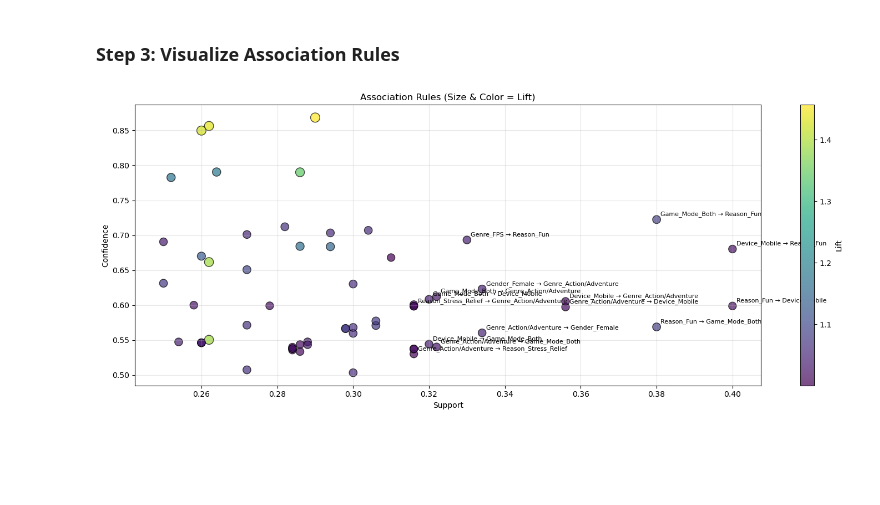
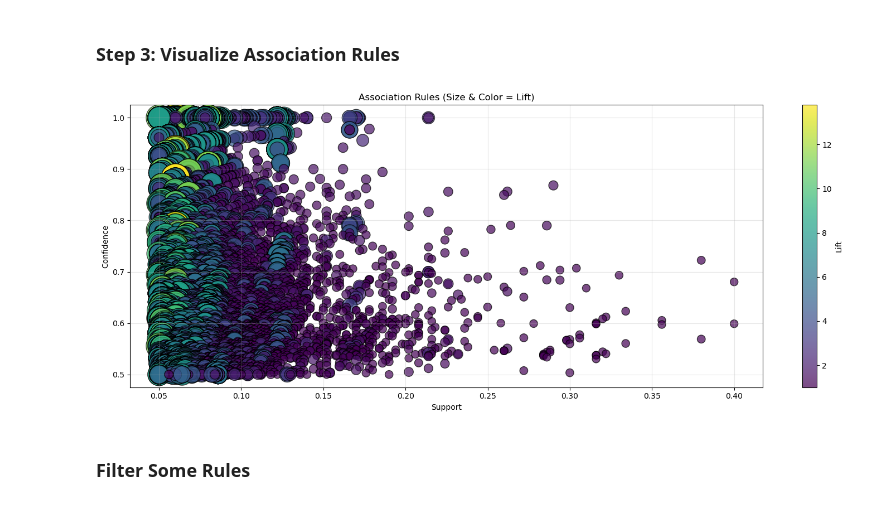
Before and after one commit to RazielLluch/CSC172-AssociationMining-Lluch, a Jupyter notebook: apriori.ipynb, the cells around one changed output. Cells and saved outputs as stored; diff of their text form; code cells hidden in the pictures; blank space fills up the shorter version.

Commit message:
turned the visualization section into a method and divided the visualizations based on certain items

```diff
--- a/apriori.ipynb
+++ b/apriori.ipynb
@@ -30,7 +28,7 @@ Sample transactions:
 # %% [markdown]
 ### Step 1: Generate Frequent Itemsets
 # %%
-MIN_SUPPORT = 0.25  # adjust based on dataset size (500+ entries recommended)
+MIN_SUPPORT = 0.05  # adjust based on dataset size (500+ entries recommended)
 
 frequent_itemsets = apriori(
     df,
@@ -77,8 +71,22 @@ confidence_filter = (rules["confidence"] >= MIN_CONFIDENCE)
 # %%
+rules = rules.reset_index(drop=True)
+rules.sort_values("confidence", ascending=False, inplace=True)
+
+print("\nAssociation Rules Shape: ", rules.shape)
+
+lift_filter = (rules["lift"] > 1)
+confidence_filter = (rules["confidence"] >= MIN_CONFIDENCE)
+
 filter_values = pd.DataFrame({
     "lift_filter": lift_filter,
     "confidence_filter": confidence_filter
 })
 
-filter_values
+# Optional: filter for meaningful rules
+rules = rules[
+    lift_filter & confidence_filter
+]
+
+rules
+print("\nFiltered Association Rules Shape: ", rules.shape)
 # %% [output]
@@ -144,39 +121,52 @@ Association Rules:
 # %% [markdown]
 ### Step 3: Visualize Association Rules
 # %%
-if len(rules) > 0:
+import matplotlib.pyplot as plt
+
+def visualize(
+    rules,
+    show_labels=False,
+    max_labels=15
+):
+    if len(rules) == 0:
+        print("No association rules found with the given thresholds.")
+        return
+
     plt.figure(figsize=(15, 6))
 
     scatter = plt.scatter(
         rules["support"],
         rules["confidence"],
         s=rules["lift"] * 100,
         c=rules["lift"],
         cmap="viridis",
         edgecolors="k",
         alpha=0.7
     )
 
-    # Annotate rules (limit to avoid clutter)
-    for _, row in rules.head(15).iterrows():
-        antecedents = ", ".join(row["antecedents"])
-        consequents = ", ".join(row["consequents"])
-        plt.annotate(
-            f"{antecedents} → {consequents}",
-            (row["support"], row["confidence"]),
-            textcoords="offset points",
-            xytext=(5, 5),
-            fontsize=8
-        )
+    # Optional annotation toggle
+    if show_labels:
+        for _, row in rules.head(max_labels).iterrows():
+            antecedents = ", ".join(row["antecedents"])
+            consequents = ", ".join(row["consequents"])
+            plt.annotate(
+                f"{antecedents} → {consequents}",
+                (row["support"], row["confidence"]),
+                textcoords="offset points",
+                xytext=(5, 5),
+                fontsize=8
+            )
 
     plt.xlabel("Support")
     plt.ylabel("Confidence")
     plt.title("Association Rules (Size & Color = Lift)")
     plt.colorbar(scatter, label="Lift")
     plt.grid(alpha=0.3)
     plt.tight_layout()
     plt.show()
-else:
-    print("No association rules found with the given thresholds.")
+
+visualize(rules, show_labels=False, max_labels=15)
 # %% [output]
-[figure, old version]
+[figure, new version]
+# %% [markdown]
+### Filter Some Rules
```
Also changed, not shown: parts of 13 cells of this notebook.
